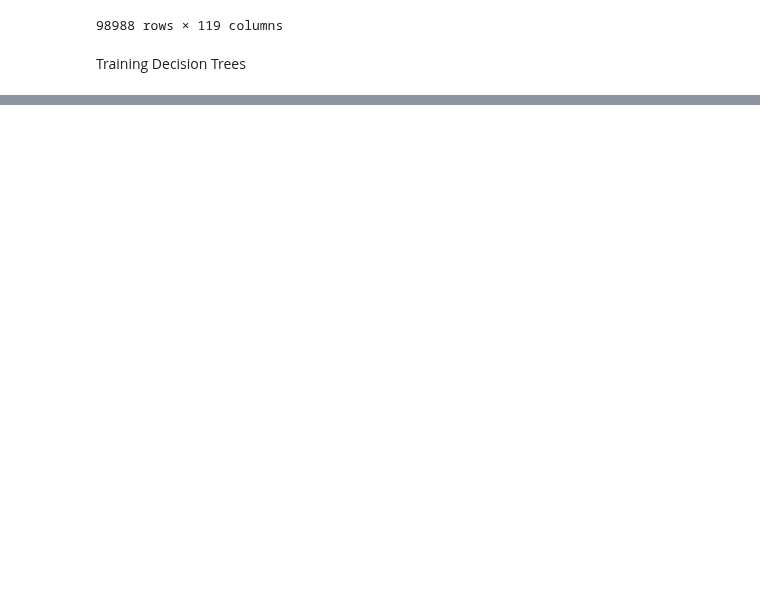
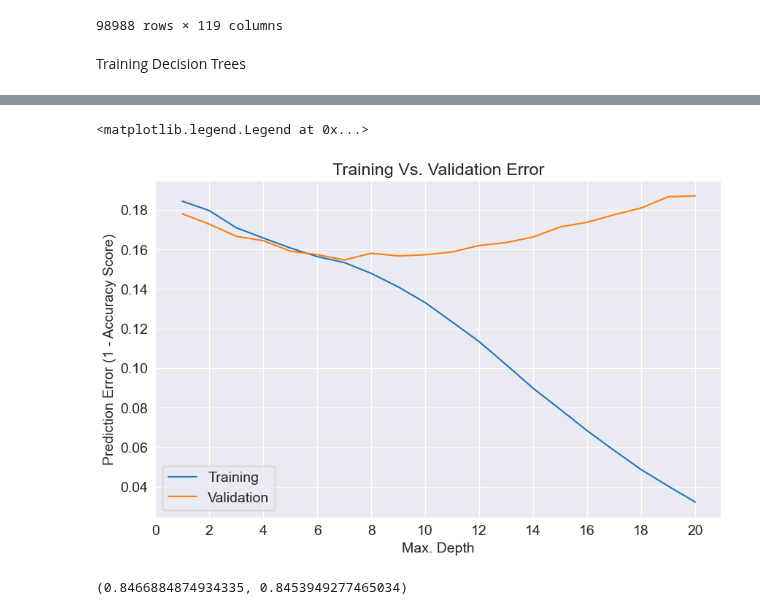
Before and after one commit to AgentXCross/PythonDS-ML, a Jupyter notebook: SciKitLearn/decision_trees_random_forests.ipynb, the cells around one changed output, grey strips where cells are left out. Cells and saved outputs as stored; diff of their text form; code cells hidden in the pictures; blank space fills up the shorter version.

```diff
--- a/SciKitLearn/decision_trees_random_forests.ipynb
+++ b/SciKitLearn/decision_trees_random_forests.ipynb
@@ -311,0 +506,9 @@ model = model.fit(X_train, y_train)
+# %%
+def max_depth_error(md):
+    model = DecisionTreeClassifier(max_depth = md, random_state = 42)
+    model.fit(X_train, y_train)
+    train_error = 1 - model.score(X_train, y_train)
+    valid_error = 1 - model.score(X_valid, y_valid)
+    return {'Max Depth': md, 'Training Error': train_error, 'Validation Error': valid_error}
+# %%
+error_df = pd.DataFrame([max_depth_error(md) for md in range(1, 21)])
@@ -311,0 +535,2 @@ model = model.fit(X_train, y_train)
+# %%
+error_df['Gap'] = abs(error_df['Validation Error'] - error_df["Training Error"])
@@ -311,0 +557,17 @@ model = model.fit(X_train, y_train)
+# %%
+plt.figure()
+plt.plot(error_df['Max Depth'], error_df['Training Error'])
+plt.plot(error_df['Max Depth'], error_df['Validation Error'])
+plt.title('Training Vs. Validation Error')
+plt.xticks(range(0, 21, 2))
+plt.xlabel('Max. Depth')
+plt.ylabel('Prediction Error (1 - Accuracy Score)')
+plt.legend(['Training', 'Validation'])
+# %% [output]
+<matplotlib.legend.Legend at 0x...>
+[figure, added]
+# %%
+model = DecisionTreeClassifier(max_depth = 7, random_state = 42).fit(X_train, y_train)
+model.score(X_train, y_train), model.score(X_valid, y_valid)
+# %% [output]
+(0.8466884874934335, 0.8453949277465034)
```
Also changed, not shown: parts of 28 cells of this notebook.
